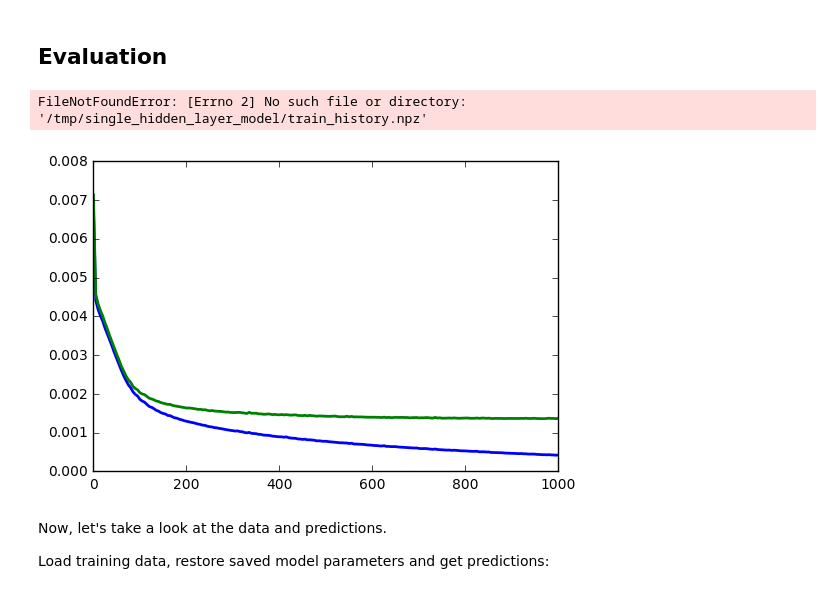
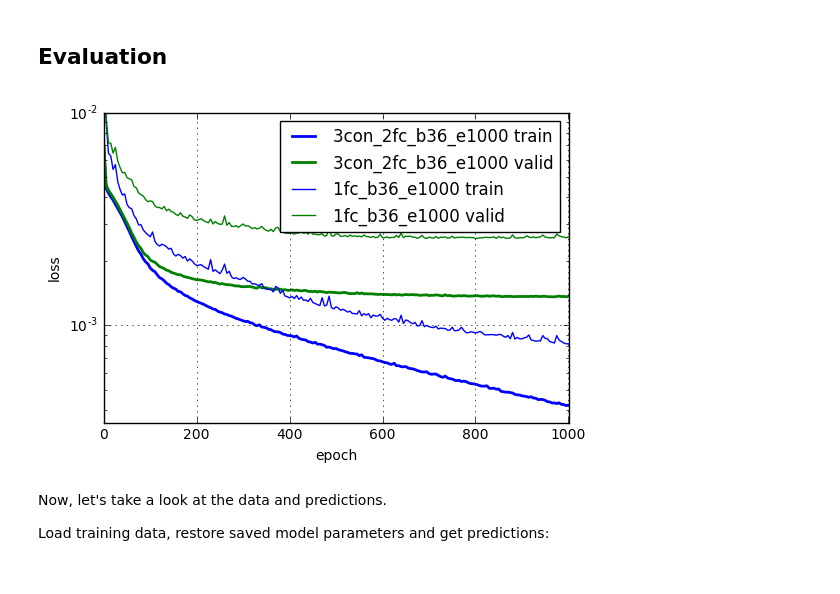
Before and after one commit to alexstaravoitau/kaggle-facial-keypoints-detection, a Jupyter notebook: 2_convolutions.ipynb, the cells around one changed output. Cells and saved outputs as stored; diff of their text form; code cells hidden in the pictures.

Commit message:
Cleanup and merge 2nd and 3rd models.

```diff
--- a/2_convolutions.ipynb
+++ b/2_convolutions.ipynb
@@ -102,0 +127,12 @@ x_test, x_valid, y_test, y_valid = train_test_split(x_test, y_test, test_size =
+# %%
+batch_iterator = FlipBatchIterator(batch_size = 10)
+for x_batch, y_batch in batch_iterator(X.copy(), y.copy()):
+    for i in range(10):
+        # plot two images:
+        fig = pyplot.figure(figsize=(6, 3))
+        ax = fig.add_subplot(1, 2, 1, xticks=[], yticks=[])
+        plot_sample(X[i], y[i], ax)
+        ax = fig.add_subplot(1, 2, 2, xticks=[], yticks=[])
+        plot_sample(x_batch[i], y_batch[i], ax)
+        pyplot.show()
+    break
@@ -215,11 +275,18 @@ with graph.as_default():
     tf_x_batch = tf.placeholder(tf.float32, shape = (None, image_size, image_size, num_channels))
     tf_y_batch = tf.placeholder(tf.float32, shape = (None, num_keypoints))
 
+    current_epoch = tf.Variable(0)  # count the number of epochs
+
+    # Model parameters.
+    learning_rate = tf.train.exponential_decay(0.03, current_epoch, decay_steps=num_epochs, decay_rate=0.03) if learning_rate_decay else 0.01
+    momentum = 0.9 + (0.99 - 0.9) * (current_epoch / num_epochs) if momentum_increase else 0.9
+
     # Training computation.
     with tf.variable_scope(model_variable_scope):
         predictions = model_pass(tf_x_batch)
 
     loss = tf.reduce_mean(tf.square(predictions - tf_y_batch))
+    #loss = tf.reduce_mean(tf.square(predictions - tf_y_batch)) # + l2_lambda * (tf.nn.l2_loss(weightsInToHid) + tf.nn.l2_loss(weightsHidToOut))
 
     # Optimizer.
     optimizer = tf.train.MomentumOptimizer(
@@ -241,7 +308,7 @@ def get_predictions_in_batches(X, y, session):
     return p
 # %%
 start = time.time()
-every_epoch_to_log = 5
+every_epoch_to_log = 1
 
 with tf.Session(graph = graph) as session:
     tf.initialize_all_variables().run()
@@ -250,8 +317,9 @@ with tf.Session(graph = graph) as session:
     valid_loss_history = np.zeros(num_epochs)
     print("============ TRAINING =============")
     for epoch in range(num_epochs):
+        current_epoch = epoch
         # Train on whole randomised dataset in batches
-        batch_iterator = BatchIterator(batch_size = batch_size, shuffle = True)
+        batch_iterator = FlipBatchIterator(batch_size = batch_size, shuffle = True) if data_augmentation else BatchIterator(batch_size = batch_size, shuffle = True)
         for x_batch, y_batch in batch_iterator(x_train, y_train):
             session.run([optimizer], feed_dict = {
                     tf_x_batch : x_batch,
@@ -275,7 +343,7 @@ with tf.Session(graph = graph) as session:
             )
             valid_loss_history[epoch] = valid_loss
 
-            if (epoch % 100 == 0):
+            if (epoch % 1 == 0):
                 print("--------- EPOCH %4d/%d ---------" % (epoch, num_epochs))
                 print("     Train loss: %.8f" % (train_loss))
                 print("Validation loss: %.8f" % (valid_loss))
@@ -319,30 +378,29 @@ np.savez(train_history_path, train_loss_history = train_loss_history, valid_loss
 ## Evaluation
 # %%
 # Plots history of learning curves for a specific model. You may want to call `pyplot.show()` afterwards.
-def plot_learning_curves(model = model_name, label = "", linewidth = 2, train_linestyle = "b-", valid_linestyle = "g-"):
-    model_history = np.load("/tmp/" + model + "/train_history.npz")
+def plot_learning_curves(model = model_name, linewidth = 2, train_linestyle = "b-", valid_linestyle = "g-"):
+    model_history = np.load(root_location + model + "/train_history.npz")
     train_loss = model_history["train_loss_history"]
     valid_loss = model_history["valid_loss_history"]
     epochs = train_loss.shape[0]
     x_axis = np.arange(epochs)
-    pyplot.plot(x_axis[train_loss > 0], train_loss[train_loss > 0], train_linestyle, linewidth=linewidth, label=label + " train")
-    pyplot.plot(x_axis[valid_loss > 0], valid_loss[valid_loss > 0], valid_linestyle, linewidth=linewidth, label=label + " valid")
+    pyplot.plot(x_axis[train_loss > 0], train_loss[train_loss > 0], train_linestyle, linewidth=linewidth, label=model + " train")
+    pyplot.plot(x_axis[valid_loss > 0], valid_loss[valid_loss > 0], valid_linestyle, linewidth=linewidth, label=model + " valid")
     return epochs
 # %%
-new_model_epochs = plot_learning_curves(label = "new")
-old_model_epochs = plot_learning_curves("single_hidden_layer_model", label = "old", linewidth = 1)
+new_model_epochs = plot_learning_curves()
+old_model_epochs = plot_learning_curves("1fc_b36_e1000", linewidth = 1)
 
 pyplot.grid()
 pyplot.legend()
 pyplot.xlabel("epoch")
 pyplot.ylabel("loss")
-pyplot.ylim(0.0005, 0.01)
+pyplot.ylim(0.00035, 0.01)
 pyplot.xlim(0, max(new_model_epochs, old_model_epochs))
 pyplot.yscale("log")
 pyplot.show()
 # %% [output]
-FileNotFoundError: [Errno 2] No such file or directory: '/tmp/single_hidden_layer_model/train_history.npz'
-[figure, old version]
+[figure, new version]
 # %% [markdown]
 Now, let's take a look at the data and predictions.
 
```
Also changed, not shown: parts of 11 cells of this notebook, 1 other file.
